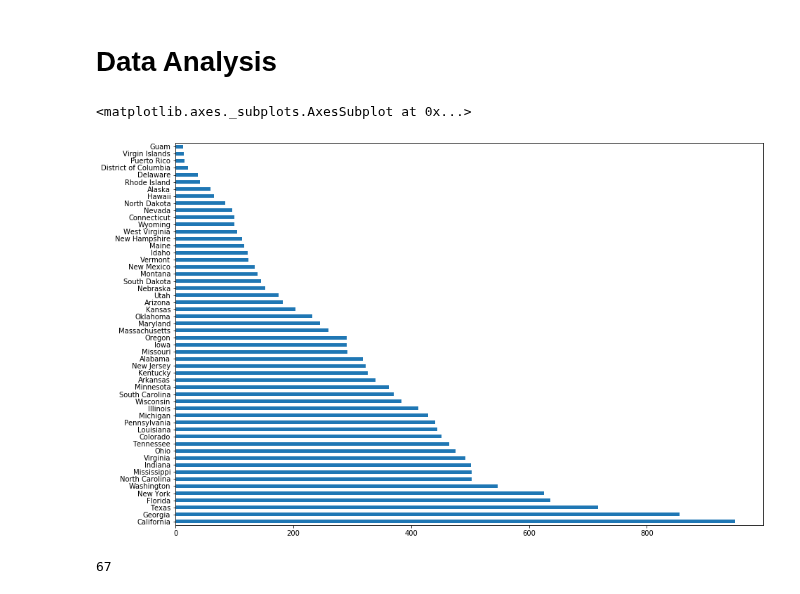
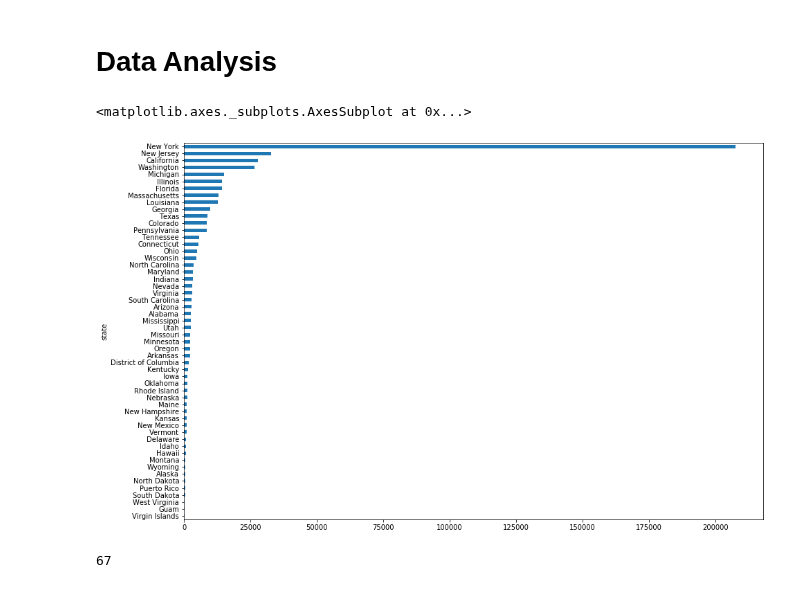
Before and after one commit to nytimes/covid-19-data, a Jupyter notebook: notebook/covid-19 analysis.ipynb, the cells around one changed output. Drawn from its saved outputs; the diff is of its cells as text; code cells hidden in the pictures.

Commit message:
changed the state chart

```diff
--- a/notebook/covid-19 analysis.ipynb
+++ b/notebook/covid-19 analysis.ipynb
@@ -46,10 +46,10 @@ sum(counties.groupby("date").cases.sum().diff() < 0)
 # %% [markdown]
 # Data Analysis
 # %%
-counties.state.value_counts().plot(kind="barh", figsize=(15,10))
+counties.groupby("state").cases.sum().sort_values().plot(kind="barh", figsize=(15,10))
 # %% [output]
 <matplotlib.axes._subplots.AxesSubplot at 0x...>
-[figure, old version]
+[figure, new version]
 # %%
 counties.date.nunique()
 # %% [output]
```
